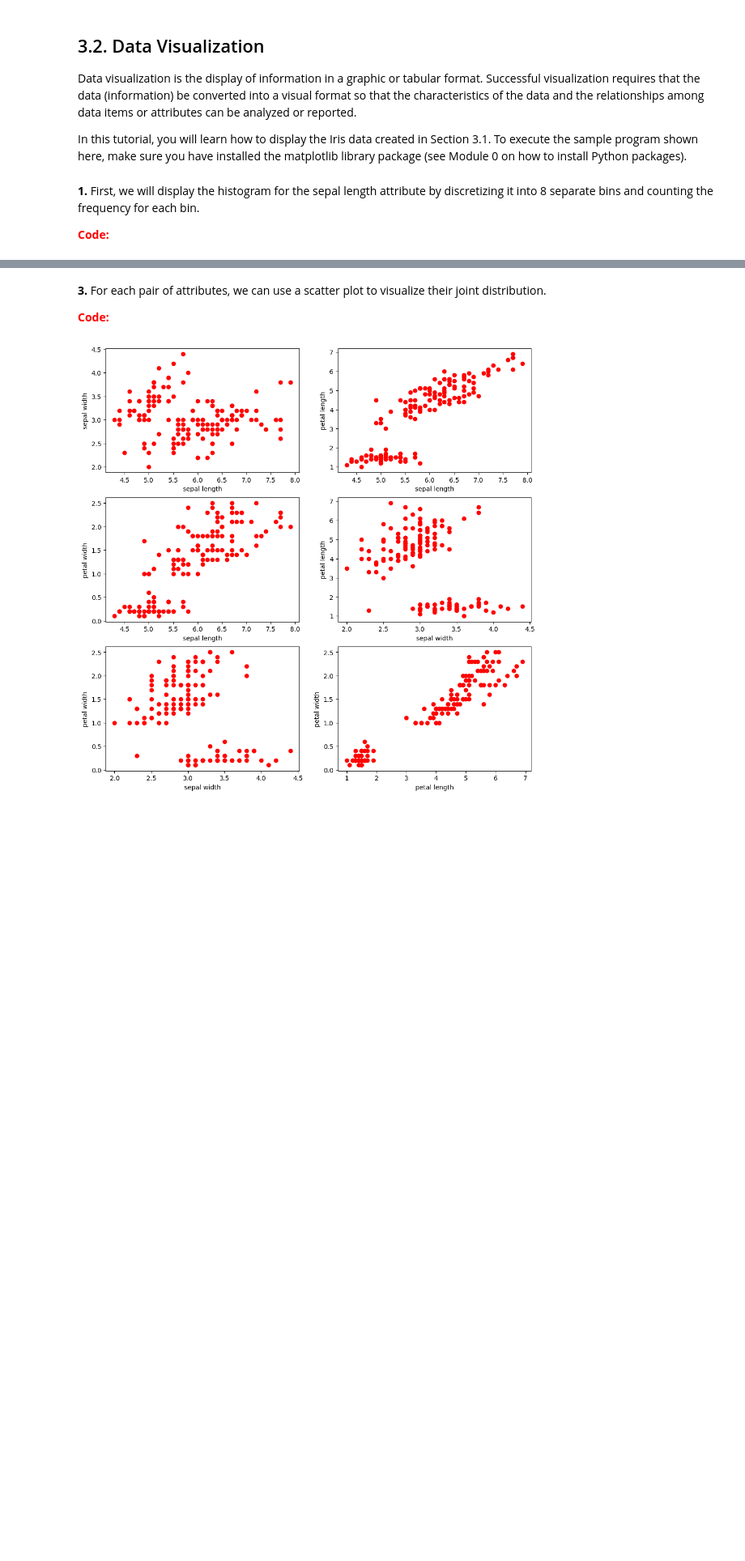
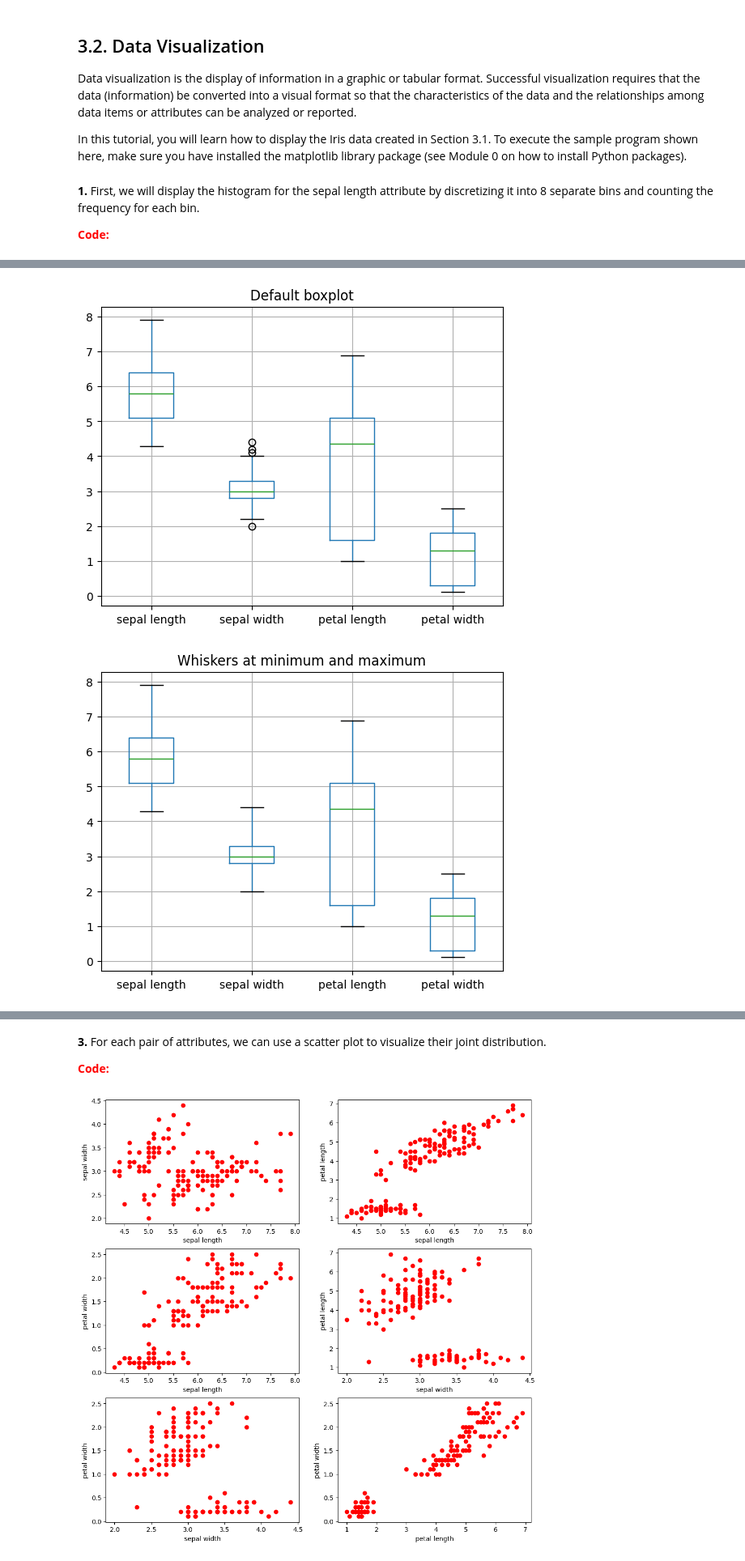
Before and after one commit to maurofama99/data-mining-course, a Jupyter notebook: exercises/solutions/data_exploration.ipynb, the cells around one changed output, grey strips where cells are left out. Shown at 81% size. Cells and saved outputs as stored; diff of their text form; code cells hidden in the pictures; blank space fills up the shorter version.

```diff
--- a/exercises/solutions/data_exploration.ipynb
+++ b/exercises/solutions/data_exploration.ipynb
@@ -175,0 +185,27 @@ data.boxplot()
+# %%
+import matplotlib.pyplot as plt
+
+# Use only the quantitative attributes for all three plots.
+numeric_data = data.select_dtypes(include=['number'])
+
+# Plot the default boxplot.
+numeric_data.boxplot()
+plt.title('Default boxplot')
+plt.show()
+
+# Extend the whiskers to the minimum and maximum values.
+numeric_data.boxplot(whis=(0, 100))
+plt.title('Whiskers at minimum and maximum')
+plt.show()
+
+# Choose whisker percentiles and display the mean as the central line.
+lower_percentile, upper_percentile = 5, 95
+numeric_data.boxplot(whis=(lower_percentile, upper_percentile),
+                     showmeans=True, meanline=True,
+                     meanprops={'color': 'black', 'linestyle': '-'},
+                     medianprops={'visible': False})
+plt.title(f'Whiskers at the {lower_percentile}th and {upper_percentile}th percentiles')
+plt.show()
+# %% [output]
+[figure, added]
+[figure, added]
```
Also changed, not shown: parts of 12 cells of this notebook.
